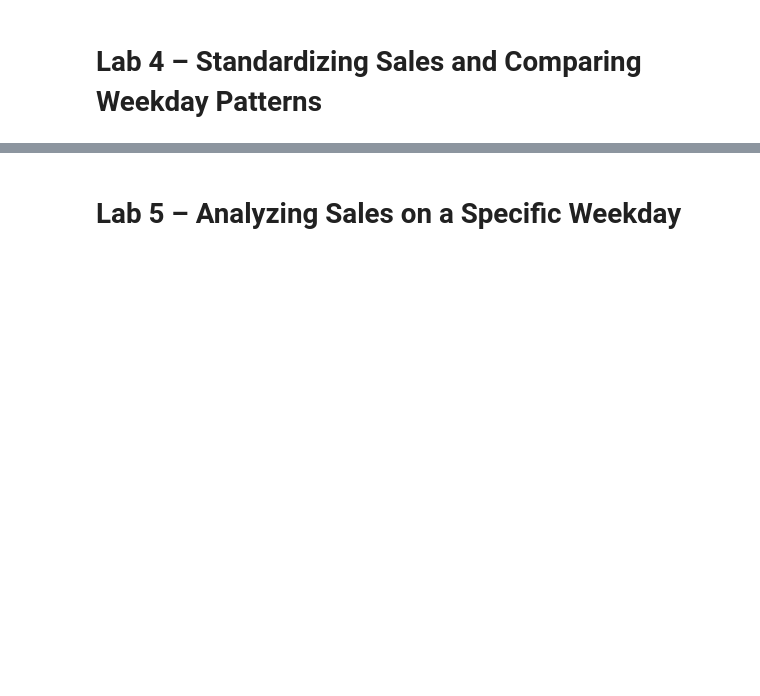
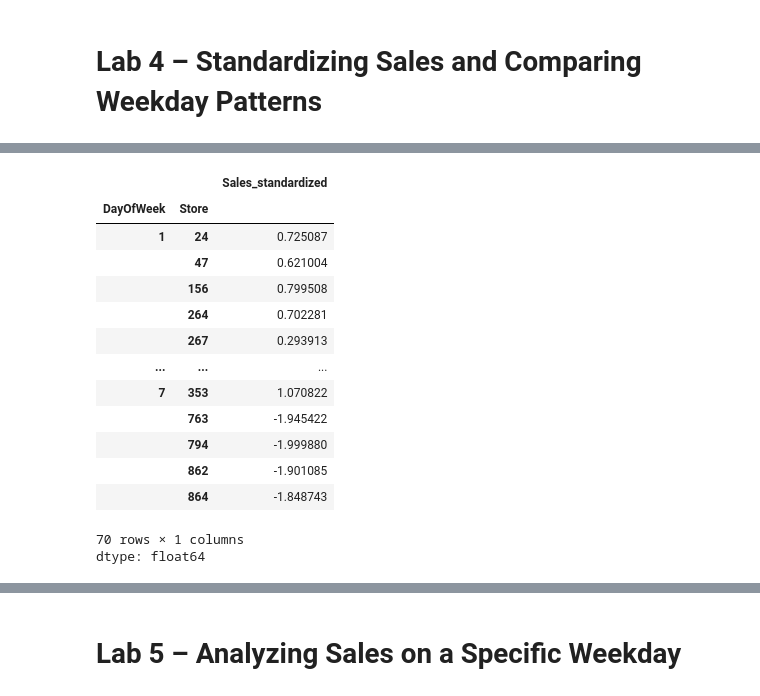
Before and after one commit to nurcoz/Udemy_time_series, a Jupyter notebook: Lab 3 - Starter.ipynb, the cells around one changed output, grey strips where cells are left out. Cells and saved outputs as stored; diff of their text form; code cells hidden in the pictures; blank space fills up the shorter version.

```diff
--- a/Lab 3 - Starter.ipynb
+++ b/Lab 3 - Starter.ipynb
@@ -187,4 +196,21 @@ df_10.groupby([df_10.index.dayofweek,'Store'])['Sales'].mean().unstack().plot()
 # %%
 # Task 3: Compute the mean of standardized sales per weekday and per store.
+df_10.groupby(['DayOfWeek', 'Store'])['Sales_standardized'].mean()
+# %% [output]
+|  |  | Sales_standardized |
+| DayOfWeek | Store |  |
+| 1 | 24 | 0.725087 |
+|  | 47 | 0.621004 |
+|  | 156 | 0.799508 |
+|  | 264 | 0.702281 |
+|  | 267 | 0.293913 |
+| ... | ... | ... |
+| 7 | 353 | 1.070822 |
+|  | 763 | -1.945422 |
+|  | 794 | -1.999880 |
+|  | 862 | -1.901085 |
+|  | 864 | -1.848743 |
+70 rows × 1 columns
+dtype: float64
 # %%
 # Task 4: Visualize the standardized mean sales per weekday and store as a line plot.
```
Also changed, not shown: parts of 3 cells of this notebook.
